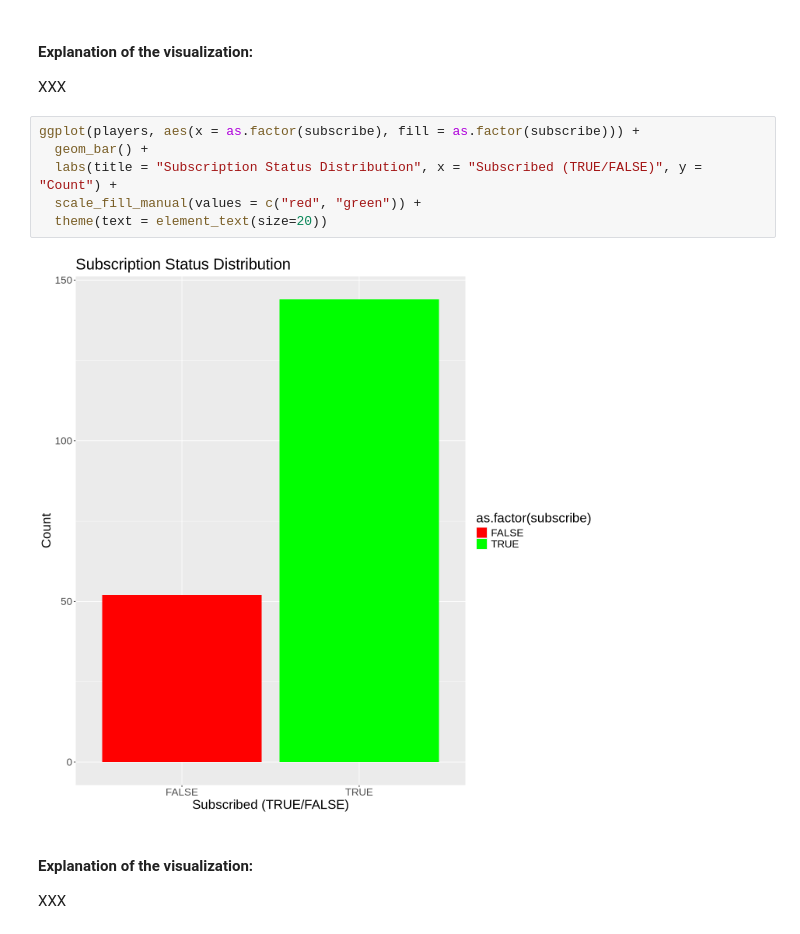
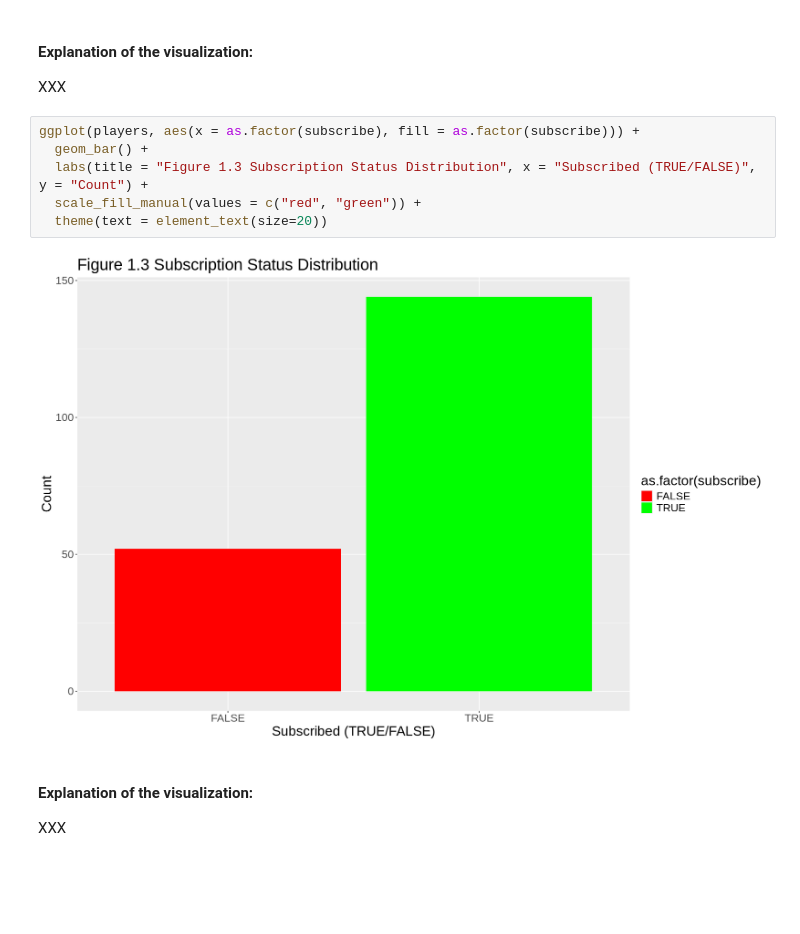
Before and after one commit to Loolin06/dsci-05-27, a Jupyter notebook: ProjectReport.ipynb, the cells around one changed output. Cells and saved outputs as stored; diff of their text form; blank space fills up the shorter version.

```diff
--- a/ProjectReport.ipynb
+++ b/ProjectReport.ipynb
@@ -80,11 +80,11 @@ XXX
 # %%
 ggplot(players, aes(x = as.factor(subscribe), fill = as.factor(subscribe))) +
   geom_bar() +
-  labs(title = "Subscription Status Distribution", x = "Subscribed (TRUE/FALSE)", y = "Count") +
+  labs(title = "Figure 1.3 Subscription Status Distribution", x = "Subscribed (TRUE/FALSE)", y = "Count") +
   scale_fill_manual(values = c("red", "green")) +
   theme(text = element_text(size=20))
 # %% [output]
-[figure, old version]
+[figure, new version]
 # %% [markdown]
 #### Explanation of the visualization:
 XXX
```
Also changed, not shown: parts of 4 cells of this notebook.
